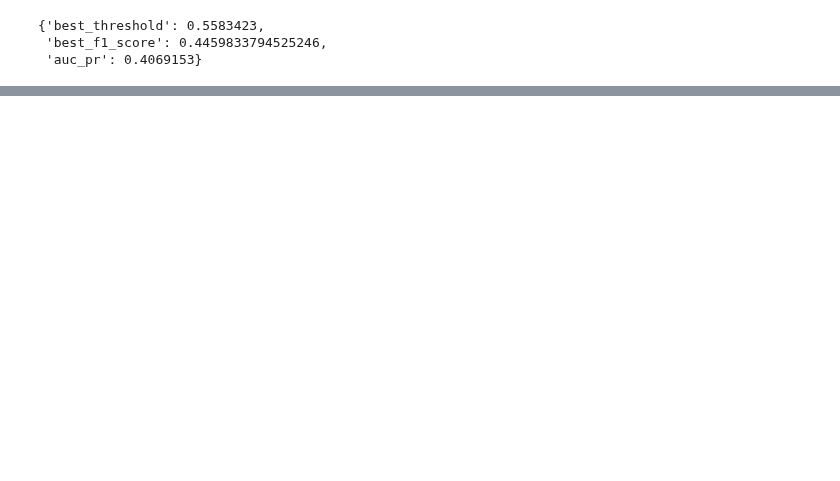
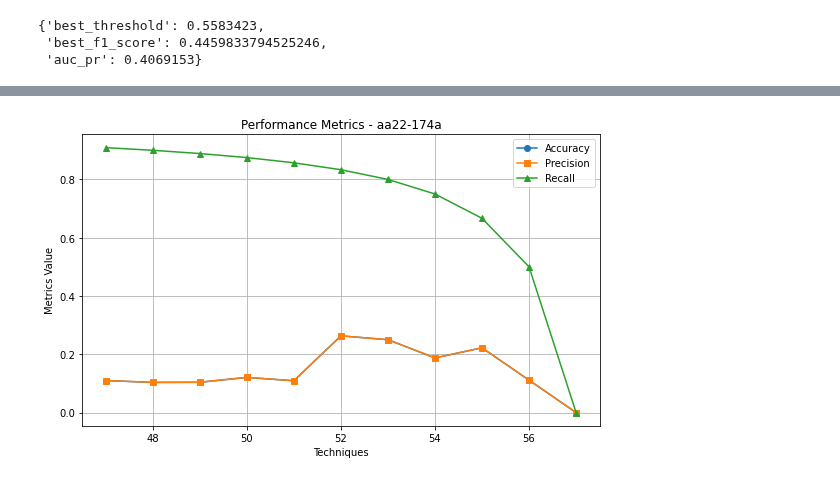
Before and after one commit to hcvu1050/hieuchivu-gt24-repo3, a Jupyter notebook: n_10_test_group_features.ipynb, the cells around one changed output, grey strips where cells are left out. Cells and saved outputs as stored; diff of their text form; code cells hidden in the pictures; blank space fills up the shorter version.

```diff
--- a/n_10_test_group_features.ipynb
+++ b/n_10_test_group_features.ipynb
@@ -137,0 +140,31 @@ test_data_with_preds
+# %%
+report_name = 'aa22-174a'
+df = test_data_with_preds[test_data_with_preds['group_ID'] == report_name]
+# %%
+import matplotlib.pyplot as plt
+
+# Assuming metrics_df is your DataFrame containing 'accuracy', 'precision', and 'recall' columns
+# Replace this with your actual DataFrame
+
+# Plotting
+plt.figure(figsize=(8, 5))  # Set figure size
+
+# Plot each column as a line plot
+plt.plot(df['accuracy'], label='Accuracy', marker='o')
+plt.plot(df['precision'], label='Precision', marker='s')
+plt.plot(df['recall'], label='Recall', marker='^')
+
+# Set labels and title
+plt.xlabel('Techniques')
+plt.ylabel('Metrics Value')
+plt.title('Performance Metrics' +  ' - '  + report_name)
+
+# Show legend
+plt.legend()
+
+# Show plot
+plt.grid(True)
+plt.tight_layout()
+plt.show()
+# %% [output]
+[figure, added]
```
Also changed, not shown: parts of 3 cells of this notebook, 5 other files.
